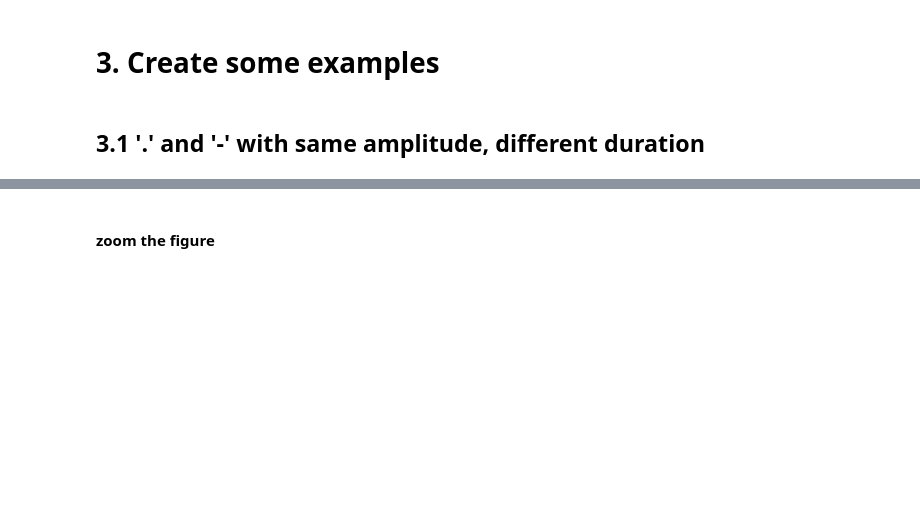
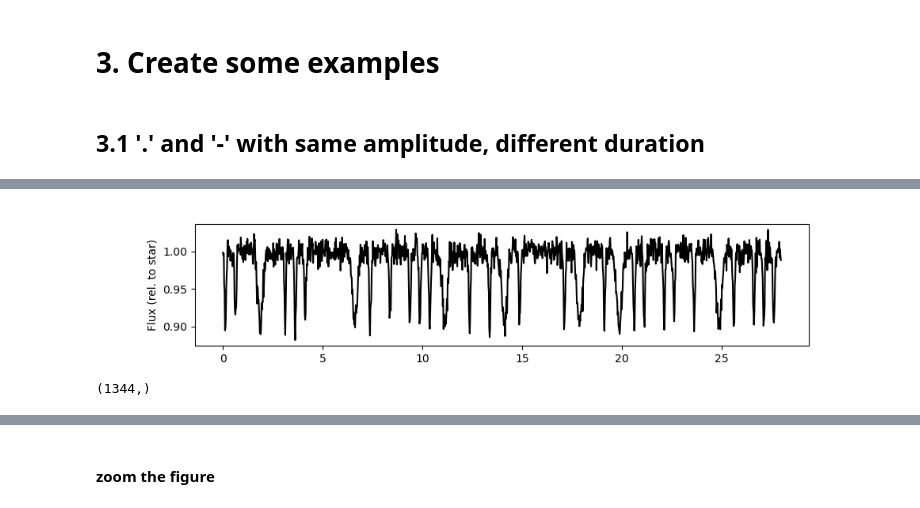
Before and after one commit to jradavenport/MorseCodeLCs, a Jupyter notebook: MorseCode_LightCurves.ipynb, the cells around one changed output, grey strips where cells are left out. Cells and saved outputs as stored; diff of their text form; code cells hidden in the pictures; blank space fills up the shorter version.

```diff
--- a/MorseCode_LightCurves.ipynb
+++ b/MorseCode_LightCurves.ipynb
@@ -233,16 +236,15 @@ interletter_dur1 = 2 * dot_dur1
 intraletter_dur1 = dot_dur1
 word_space_dur1 = 5 * dot_dur1
 # %%
-%matplotlib notebook
-t1, lc1 = morse_lc('we come in peace', 0.5 * hr_to_day, 0.01, 58500, 21,
+message = 'its never aliens'
+t1, lc1 = morse_lc(message, 0.5 * hr_to_day, 0.01, 0, 21,
                    ampl_dot = ampl_dot1, ampl_hyphen = ampl_dot1, dur_dot = dot_dur1,
                    dur_hyphen = hyphen_dur1 , dur_interletter = interletter_dur1,
                    dur_intraletter = intraletter_dur1, dur_word_space = word_space_dur1)
 
-plt.figure(figsize=(9, 4))
-plt.scatter(t1, lc1, marker='.')
+plt.figure(figsize=(10, 2))
+plt.plot(t1, lc1, c='k')
 plt.ylabel('Flux (rel. to star)')
 plt.xlabel('Time (days)')
-plt.ion()
 plt.show()
 # %% [output]
@@ -251,2 +251,5 @@ plt.show()
+[figure, added]
 # %%
-#
+lc1.shape
+# %% [output]
+(1344,)
```
Also changed, not shown: parts of 25 cells of this notebook.
